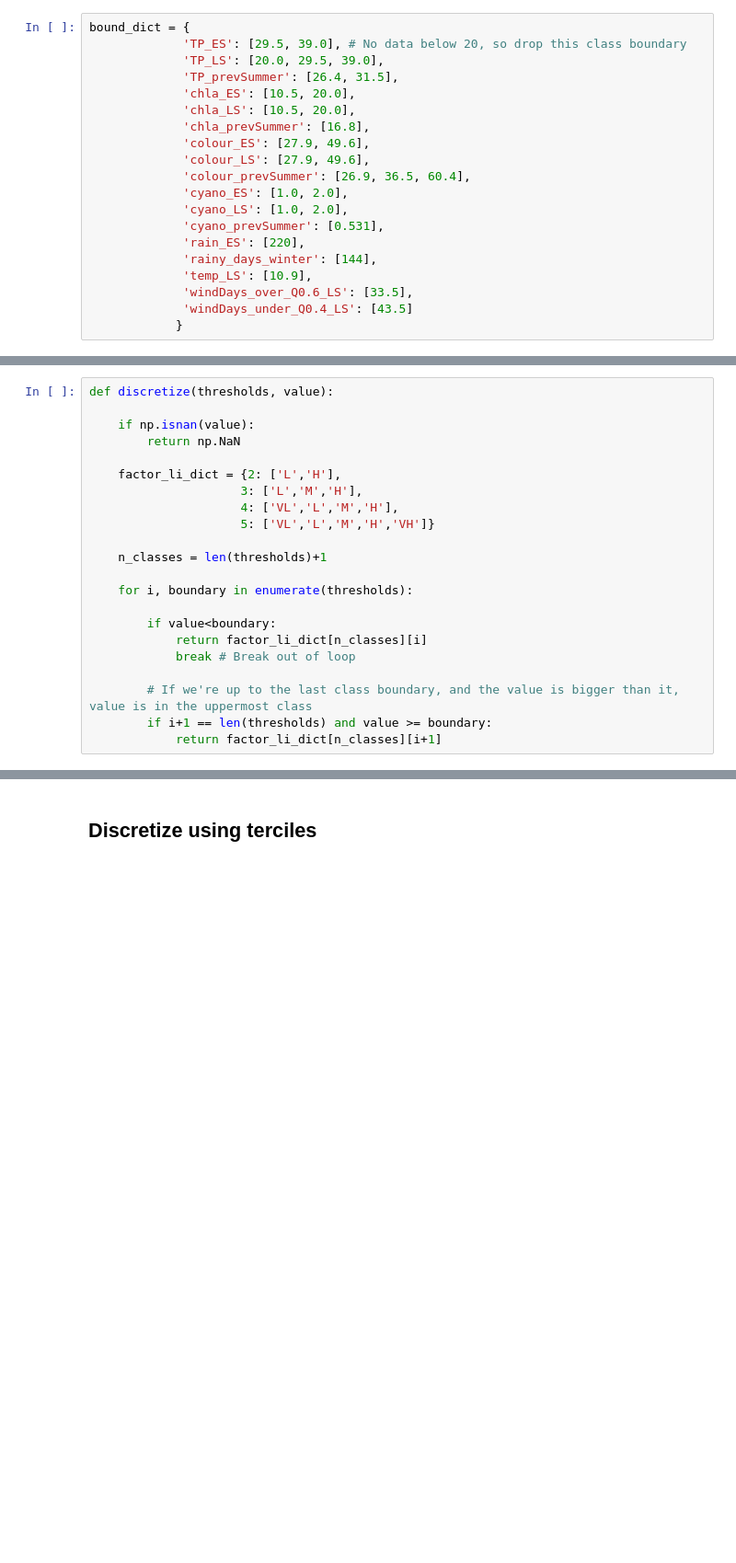
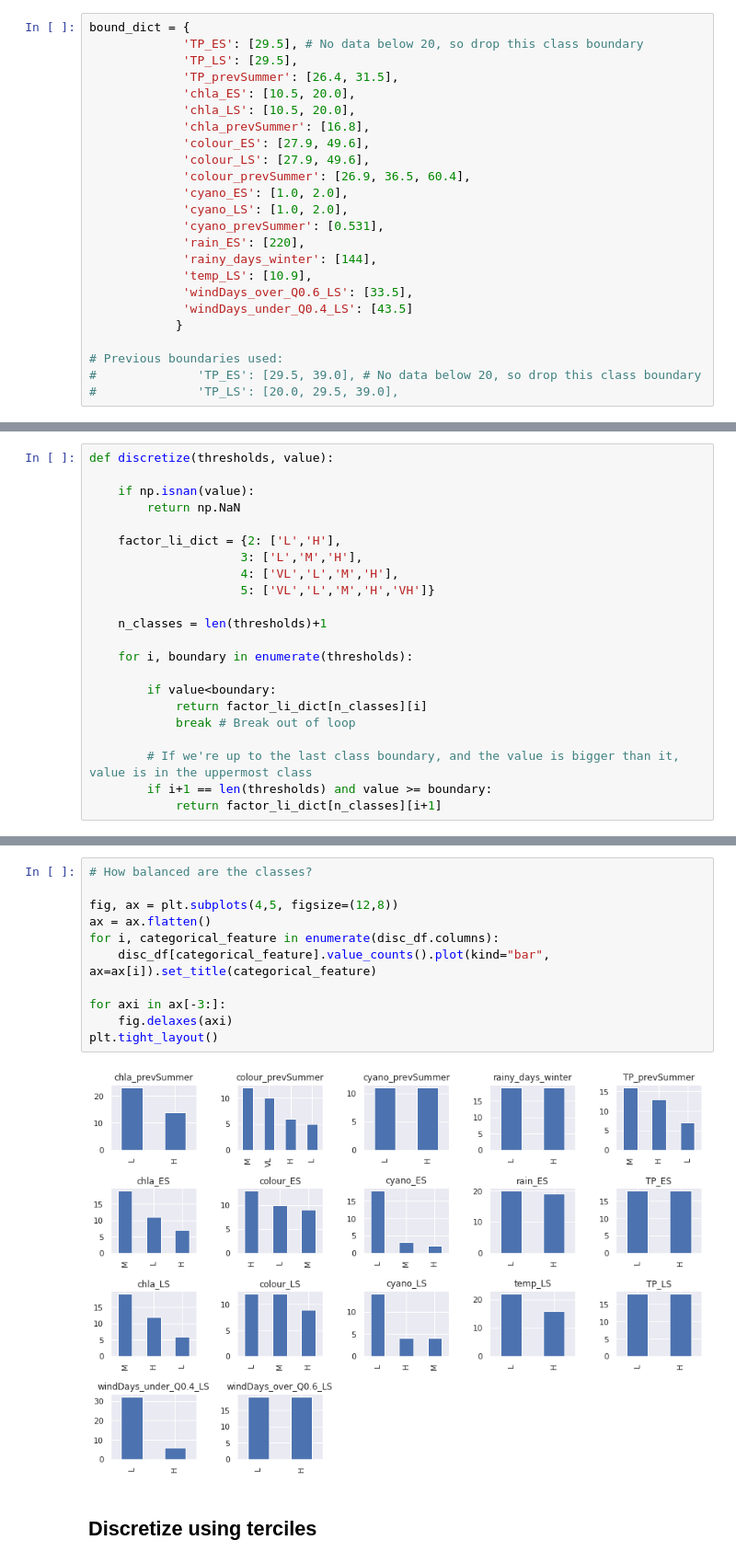
Before and after one commit to icra/WATExR, a Jupyter notebook: Norway_Morsa/Model_Development/Notebooks/05_Discretize_continuous_vars.ipynb, the cells around one changed output, grey strips where cells are left out. Shown at 92% size. Drawn from its saved outputs; the diff is of its cells as text; blank space fills up the shorter version.

```diff
--- a/Norway_Morsa/Model_Development/Notebooks/05_Discretize_continuous_vars.ipynb
+++ b/Norway_Morsa/Model_Development/Notebooks/05_Discretize_continuous_vars.ipynb
@@ -193,7 +198,7 @@ Pick class boundaries from examination of regression trees and scatter plots, an
 # %%
 bound_dict = {
-             'TP_ES': [29.5, 39.0], # No data below 20, so drop this class boundary
-             'TP_LS': [20.0, 29.5, 39.0],
+             'TP_ES': [29.5], # No data below 20, so drop this class boundary
+             'TP_LS': [29.5],
              'TP_prevSummer': [26.4, 31.5],
              'chla_ES': [10.5, 20.0],
              'chla_LS': [10.5, 20.0],
@@ -210,6 +215,10 @@ bound_dict = {
              'windDays_over_Q0.6_LS': [33.5],
              'windDays_under_Q0.4_LS': [43.5]
             }
+
+# Previous boundaries used:
+#              'TP_ES': [29.5, 39.0], # No data below 20, so drop this class boundary
+#              'TP_LS': [20.0, 29.5, 39.0],
 # %% [markdown]
 Also define boundaries using terciles
 # %%
@@ -325,3 +317,16 @@ Name: 0.333, dtype: float64
+# %%
+# How balanced are the classes?
+
+fig, ax = plt.subplots(4,5, figsize=(12,8))
+ax = ax.flatten()
+for i, categorical_feature in enumerate(disc_df.columns):
+    disc_df[categorical_feature].value_counts().plot(kind="bar", ax=ax[i]).set_title(categorical_feature)
+
+for axi in ax[-3:]:
+    fig.delaxes(axi)
+plt.tight_layout()
+# %% [output]
+[figure, added]
 # %% [markdown]
 ## Discretize using terciles
 # %%
```
Also changed, not shown: parts of 12 cells of this notebook, 3 other files.
